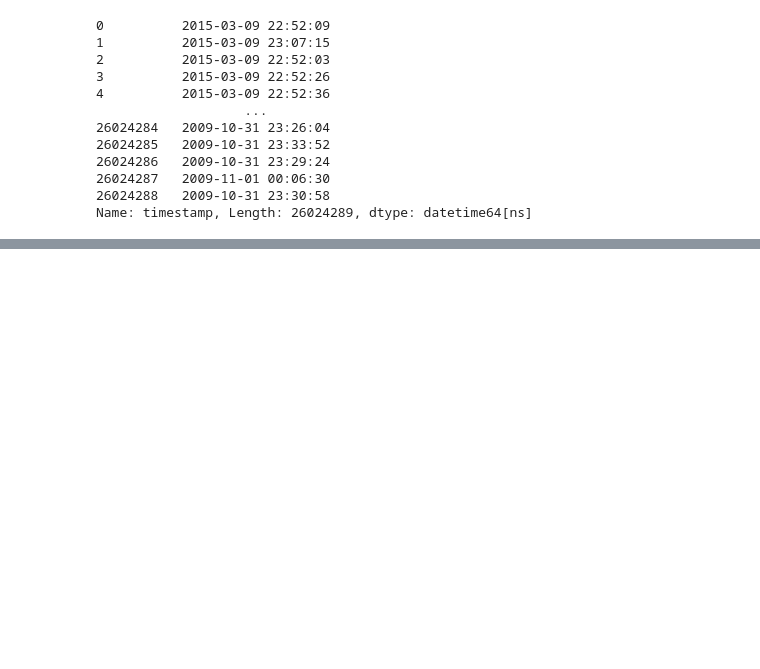
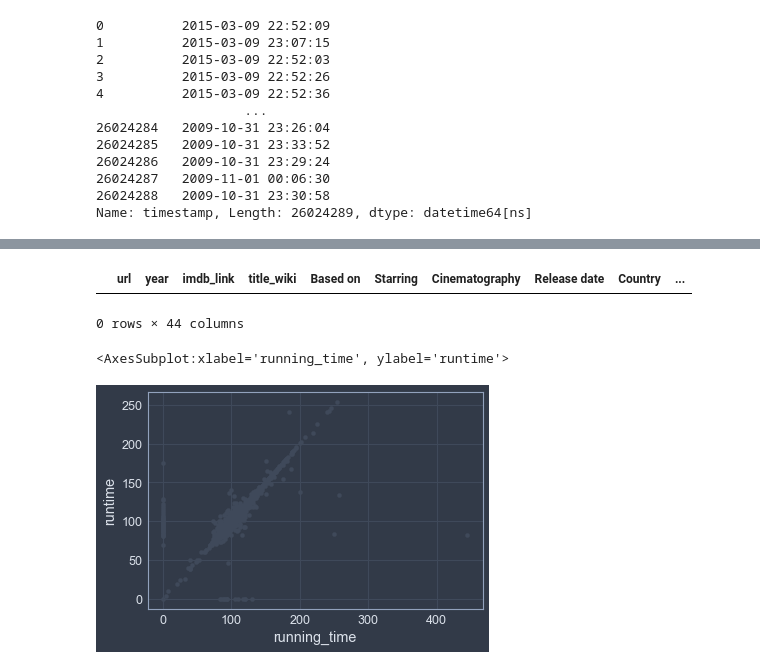
Before and after one commit to BHashemi2021/Movies-ETL, a Jupyter notebook: Movies-ETL.ipynb, the cells around one changed output, grey strips where cells are left out. Cells and saved outputs as stored; diff of their text form; code cells hidden in the pictures; blank space fills up the shorter version.

```diff
--- a/Movies-ETL.ipynb
+++ b/Movies-ETL.ipynb
@@ -901,6 +889,13 @@ release_date.str.extract(f'({date_form_one}|{date_form_two}|{date_form_three}|{d
 | 7074 | August 31, 2018 |
 | 7075 | December 2018 |
 7001 rows × 1 columns
+# %%
+# Instead of creating our own function to parse the dates, we'll use the built-in to_datetime() method
+# in Pandas. Since there are different date formats, set the infer_datetime_format option to True.
+# The date formats we've targeted are among those that the to_datetime() function can recognize,
+# which explains the infer_datetime_format=True argument below.
+
+wiki_movies_df['release_date'] = pd.to_datetime(release_date.str.extract(f'({date_form_one}|{date_form_two}|{date_form_three}|{date_form_four})')[0], infer_datetime_format=True)
 # %% [markdown]
 ### Parse Running Time
 # %%
@@ -1215,0 +1213,10 @@ Name: rating, dtype: float64
+# %%
+# Wikipedia data and Kaggle data are cleaned up and in tabular formats with the right
+# data types for each column, we can join them together.
+# ut it still needs to be cleaned up a bit, especially where both overlap.
+# We only want movies that are in both tables, an INNER JOIN is an appropriate join to use.
+# One of the things we always want to look out for after merging data is redundant columns.
+# Let's print out a list of the columns to identify redundant columns.
+# We'll use the suffixes parameter to make it easier to identify which table each column came from.
+
+movies_df = pd.merge(wiki_movies_df, kaggle_metadata, on='imdb_id', suffixes=['_wiki','_kaggle'])
@@ -1215,0 +1283,19 @@ Name: rating, dtype: float64
+# %%
+# Both options look pretty good, but the Kaggle data looks just a little more consistent.
+
+# Show any rows where title_kaggle is empty
+movies_df[(movies_df['title_kaggle'] == '') | (movies_df['title_kaggle'].isnull())]
+# %% [output]
+|  | url | year | imdb_link | title_wiki | Based on | Starring | Cinematography | Release date | Country | ... |
+0 rows × 44 columns
+# %%
+# COMMENT !:  No results were returned, so we can just drop the Wikipedia titles.
+# Next, look at running_time versus runtime.
+# A scatter plot is a great way to give us a sense of how similar the columns are to each other.
+# Scatter plot would not show null or missing values
+# The following code will fill in missing values with "zero" and make the scatter plot:
+
+movies_df.fillna(0).plot(x='running_time', y='runtime', kind='scatter')
+# %% [output]
+<AxesSubplot:xlabel='running_time', ylabel='runtime'>
+[figure, added]
```
Also changed, not shown: parts of 43 cells of this notebook.
